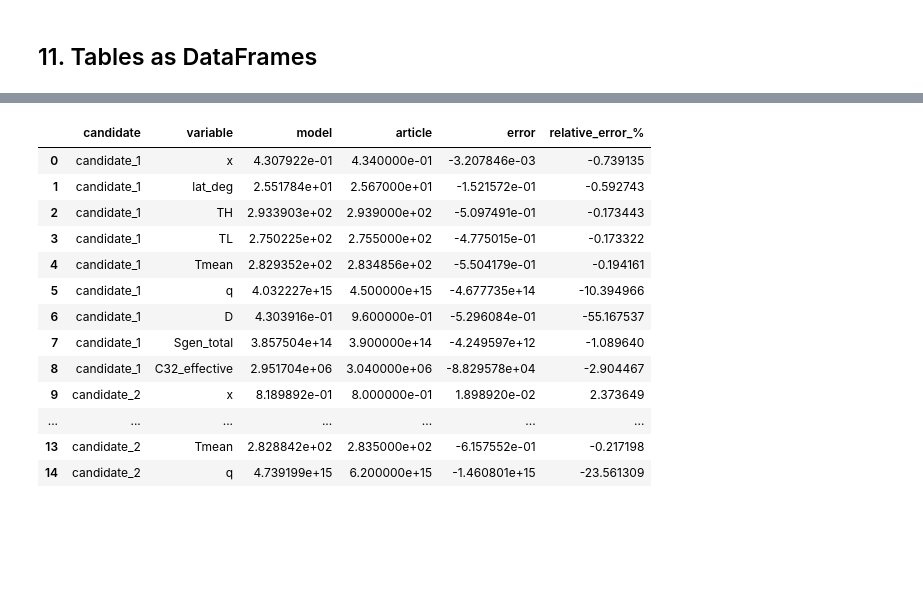
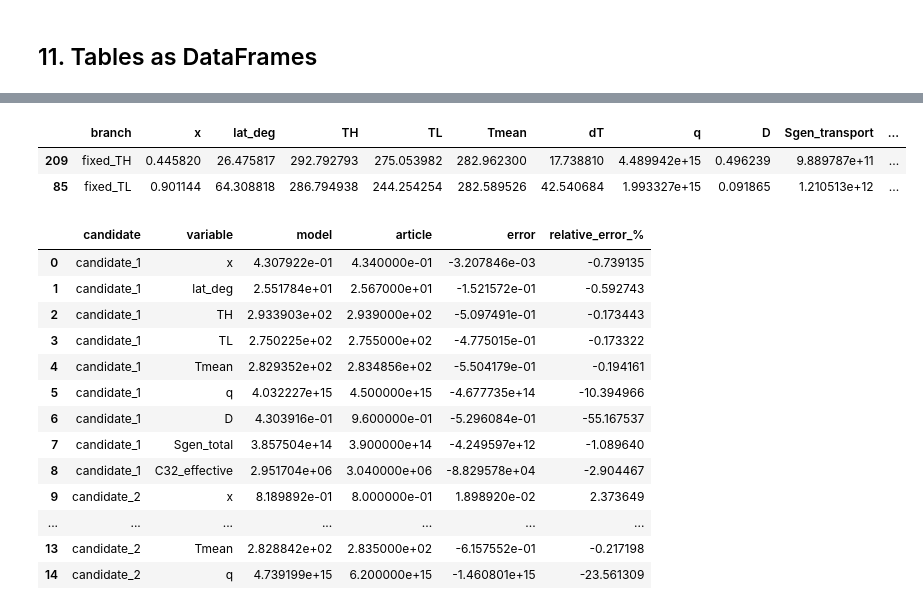
Before and after one commit to Karol-Bizon/MaximumEntropyProduction, a Jupyter notebook: GlobalEntropy.ipynb, the cells around one changed output, grey strips where cells are left out. Saved outputs shown, nothing was run; the diff lists cells and outputs as text; code cells hidden in the pictures; blank space fills up the shorter version.

```diff
--- a/GlobalEntropy.ipynb
+++ b/GlobalEntropy.ipynb
@@ -505,9 +392,6 @@ def find_case_2_article(params, TL_min=250.0, TL_max=280.0):
 ## 7. Comparison with article
 # %%
 def compare_with_article(results):
-    """
-    Compare model candidates with article values.
-    """
     c1 = results["candidate_1"]
     c2 = results["candidate_2"]
 
@@ -572,6 +456,18 @@ def print_result(name, row):
     print(f"balance error        = {row['balance_error']:.6e} W")
     print(f"selection rule       = {row['selection_rule']}")
 
+def print_MEP_result(name, row):
+    print()
+    print(name)
+    print("=" * len(name))
+    print(f"branch               = {row['branch']}")
+    print(f"x                    = {row['x']:.5f}")
+    print(f"latitude MEP         = {row['lat_deg']:.3f} deg")
+    print(f"TH                   = {row['TH']:.3f} K")
+    print(f"TL                   = {row['TL']:.3f} K")
+    print(f"q                    = {row['q']:.6e} W")
+    print(f"Sgen_total           = {row['Sgen_total']:.6e} W/K")
+
 
 def print_comparison_table(df, title):
     print()
@@ -890,4 +1073,31 @@ candidates_df[cols]
 |  | candidate | selection_rule | x | lat_deg | TH | TL | Tmean | dT | q | D | ... |
 | 0 | candidate_1 | min TL along q-maxima at fixed TH | 0.430792 | 25.517843 | 293.390251 | 275.022498 | 282.935182 | 18.367752 | 4.032227e+15 | 0.430392 | ... |
 | 1 | candidate_2 | max TH along q-maxima at fixed TL | 0.818989 | 54.983736 | 287.502653 | 261.988107 | 282.884245 | 25.514546 | 4.739199e+15 | 0.364160 | ... |
+# %%
+MEP_df = pd.DataFrame([
+    results["MEP_TH"],
+    results["MEP_TL"],
+])
+
+MEP_cols = [
+    "branch",
+    "x",
+    "lat_deg",
+    "TH",
+    "TL",
+    "Tmean",
+    "dT",
+    "q",
+    "D",
+    "Sgen_transport",
+    "Sgen_total",
+    "C32_effective",
+    "balance_error",
+]
+
+MEP_df[MEP_cols]
+# %% [output]
+|  | branch | x | lat_deg | TH | TL | Tmean | dT | q | D | Sgen_transport | ... |
+| 209 | fixed_TH | 0.445820 | 26.475817 | 292.792793 | 275.053982 | 282.962300 | 17.738810 | 4.489942e+15 | 0.496239 | 9.889787e+11 | ... |
+| 85 | fixed_TL | 0.901144 | 64.308818 | 286.794938 | 244.254254 | 282.589526 | 42.540684 | 1.993327e+15 | 0.091865 | 1.210513e+12 | ... |
 # %%
```
Also changed, not shown: parts of 15 cells of this notebook.
